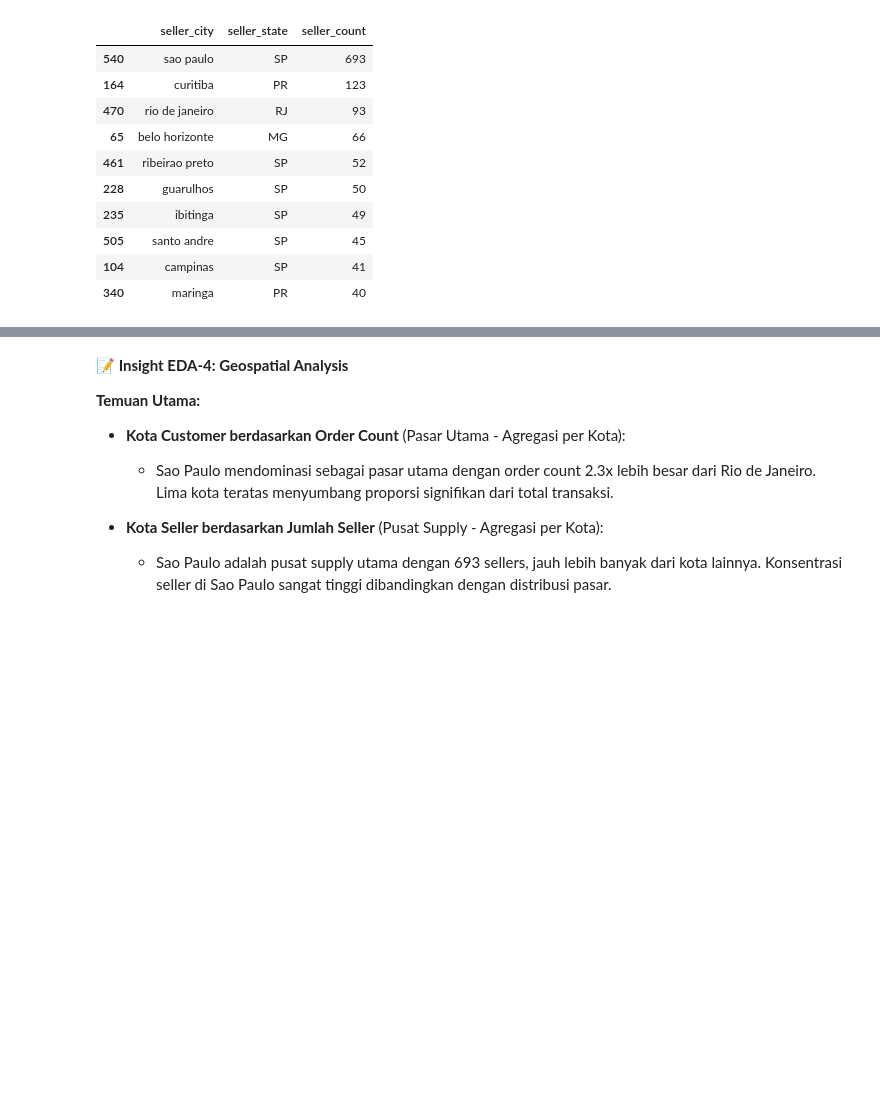
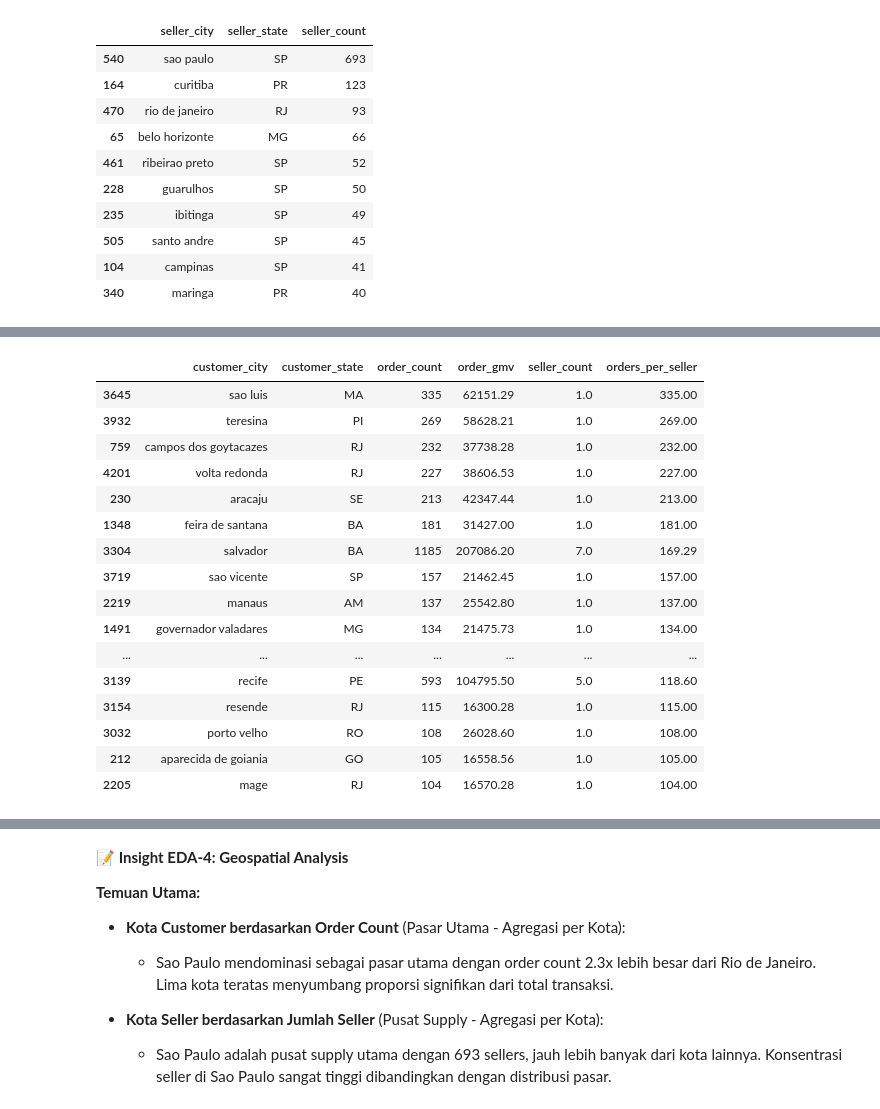
Before and after one commit to mikhlasnr/dicoding-final-project-python, a Jupyter notebook: notebook.ipynb, the cells around one changed output, grey strips where cells are left out. Saved outputs shown, nothing was run; the diff lists cells and outputs as text; code cells hidden in the pictures; blank space fills up the shorter version.

Commit message:
Refactor notebook content and enhance dashboard visualizations; update README for project clarity and structure, and remove sample data files.

```diff
--- a/notebook.ipynb
+++ b/notebook.ipynb
@@ -1661,3 +1683,63 @@ Seller locations per kota: 636 kota
 | 505 | santo andre | SP | 45 |
 | 104 | campinas | SP | 41 |
 | 340 | maringa | PR | 40 |
+# %%
+# Analisis Kesenjangan Supply-Demand per Kota
+# Gabungkan data customer (demand) dan seller (supply) berdasarkan kota dan state
+gap_df_full = customer_transactions_by_city.merge(
+    seller_transactions_by_city[['seller_city', 'seller_state', 'seller_count']],
+    left_on=['customer_city', 'customer_state'],
+    right_on=['seller_city', 'seller_state'],
+    how='left'
+)
+
+# Fillna seller_count dengan 0 untuk kota tanpa seller
+gap_df_full['seller_count'] = gap_df_full['seller_count'].fillna(0)
+
+# Hitung rasio orders per seller (gap supply-demand)
+# Rasio tinggi = permintaan tinggi tapi supply terbatas = peluang ekspansi
+# Replace 0 dengan np.nan untuk menghindari division by zero, hasilnya akan NaN untuk kota tanpa seller
+gap_df_full['orders_per_seller'] = gap_df_full['order_count'] / gap_df_full['seller_count'].replace(0, np.nan)
+
+print("=" * 80)
+print("📊 ANALISIS GAP SUPPLY-DEMAND PER KOTA")
+print("=" * 80)
+print(f"\nTotal kota yang dianalisis: {len(gap_df_full):,} kota")
+print(f"Kota dengan seller: {len(gap_df_full[gap_df_full['seller_count'] > 0]):,} kota")
+print(f"Kota tanpa seller: {len(gap_df_full[gap_df_full['seller_count'] == 0]):,} kota")
+
+print("\n" + "=" * 80)
+print("🔥 Top 20 Kota dengan Gap Supply-Demand Tertinggi")
+print("=" * 80)
+print("(Rasio tinggi = Permintaan tinggi tapi supply terbatas = Peluang ekspansi besar)")
+print("-" * 80)
+
+# Pisahkan kota dengan seller dan tanpa seller (menggunakan > 0 dan == 0 seperti dashboard)
+gap_with_sellers = gap_df_full[gap_df_full['seller_count'] > 0].copy()
+gap_with_sellers = gap_with_sellers.sort_values('orders_per_seller', ascending=False)
+
+display(gap_with_sellers.head(20)[['customer_city', 'customer_state', 'order_count', 'order_gmv', 'seller_count', 'orders_per_seller']].round(2))
+
+# Filter kota tanpa seller (peluang first-mover)
+gap_without_sellers = gap_df_full[gap_df_full['seller_count'] == 0].copy()
+gap_without_sellers = gap_without_sellers.sort_values('order_count', ascending=False)
+
+print("\n" + "=" * 80)
+print("🚀 Top 10 Kota Tanpa Seller (Peluang First-Mover)")
+print("=" * 80)
+print("(Kota dengan permintaan tinggi namun belum ada seller = Peluang ekspansi strategis)")
+print("-" * 80)
+
+display(gap_without_sellers.head(10)[['customer_city', 'customer_state', 'order_count', 'order_gmv']].round(2))
+
+# Buat gap_plot untuk kategori gap
+gap_plot = gap_with_sellers.copy()
+if len(gap_plot) > 0:
+    gap_plot['gap_category'] = pd.cut(
+        gap_plot['orders_per_seller'],
+        bins=[0, 20, 50, 100, float('inf')],
+        labels=['Low (<20)', 'Medium (20-50)', 'High (50-100)', 'Very High (>100)']
+    )
+else:
+    gap_plot['gap_category'] = pd.Series(dtype='category')
+# %% [output]
@@ -1663,0 +1759,17 @@ Seller locations per kota: 636 kota
+|  | customer_city | customer_state | order_count | order_gmv | seller_count | orders_per_seller |
+| 3645 | sao luis | MA | 335 | 62151.29 | 1.0 | 335.00 |
+| 3932 | teresina | PI | 269 | 58628.21 | 1.0 | 269.00 |
+| 759 | campos dos goytacazes | RJ | 232 | 37738.28 | 1.0 | 232.00 |
+| 4201 | volta redonda | RJ | 227 | 38606.53 | 1.0 | 227.00 |
+| 230 | aracaju | SE | 213 | 42347.44 | 1.0 | 213.00 |
+| 1348 | feira de santana | BA | 181 | 31427.00 | 1.0 | 181.00 |
+| 3304 | salvador | BA | 1185 | 207086.20 | 7.0 | 169.29 |
+| 3719 | sao vicente | SP | 157 | 21462.45 | 1.0 | 157.00 |
+| 2219 | manaus | AM | 137 | 25542.80 | 1.0 | 137.00 |
+| 1491 | governador valadares | MG | 134 | 21475.73 | 1.0 | 134.00 |
+| ... | ... | ... | ... | ... | ... | ... |
+| 3139 | recife | PE | 593 | 104795.50 | 5.0 | 118.60 |
+| 3154 | resende | RJ | 115 | 16300.28 | 1.0 | 115.00 |
+| 3032 | porto velho | RO | 108 | 26028.60 | 1.0 | 108.00 |
+| 212 | aparecida de goiania | GO | 105 | 16558.56 | 1.0 | 105.00 |
+| 2205 | mage | RJ | 104 | 16570.28 | 1.0 | 104.00 |
```
Also changed, not shown: parts of 43 cells of this notebook, 8 other files.
